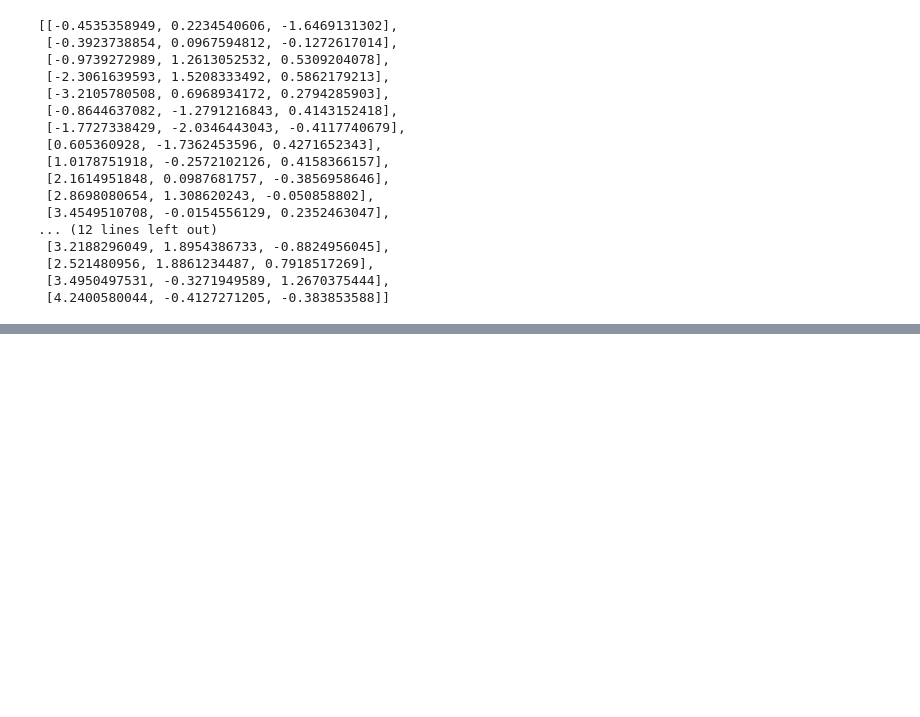
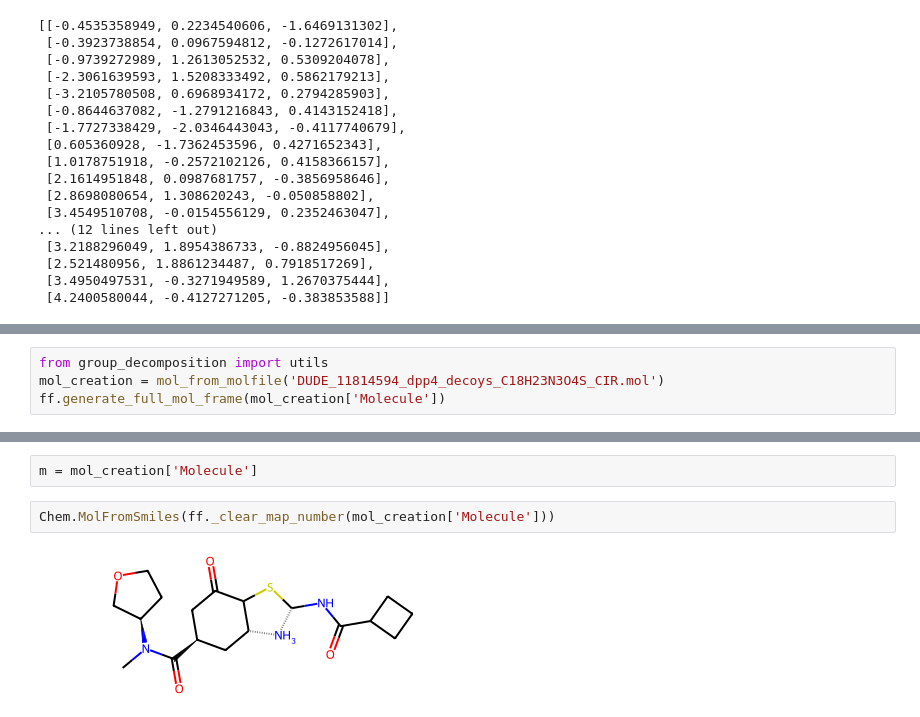
Before and after one commit to kmlefran/group_decomposition, a Jupyter notebook: Development Notebooks/Developing Atom Order.ipynb, the cells around one changed output, grey strips where cells are left out. Drawn from its saved outputs; the diff is of its cells as text; blank space fills up the shorter version.

```diff
--- a/Development Notebooks/Developing Atom Order.ipynb
+++ b/Development Notebooks/Developing Atom Order.ipynb
@@ -328,0 +367,4 @@ xyz_from_cml('cml.txt')
+# %%
+from group_decomposition import utils
+mol_creation = mol_from_molfile('DUDE_11814594_dpp4_decoys_C18H23N3O4S_CIR.mol')
+ff.generate_full_mol_frame(mol_creation['Molecule'])
@@ -328,0 +392,6 @@ xyz_from_cml('cml.txt')
+# %%
+m = mol_creation['Molecule']
+# %%
+Chem.MolFromSmiles(ff._clear_map_number(mol_creation['Molecule']))
+# %% [output]
+[figure, added]
```
Also changed, not shown: parts of 15 cells of this notebook, 8 other files.
